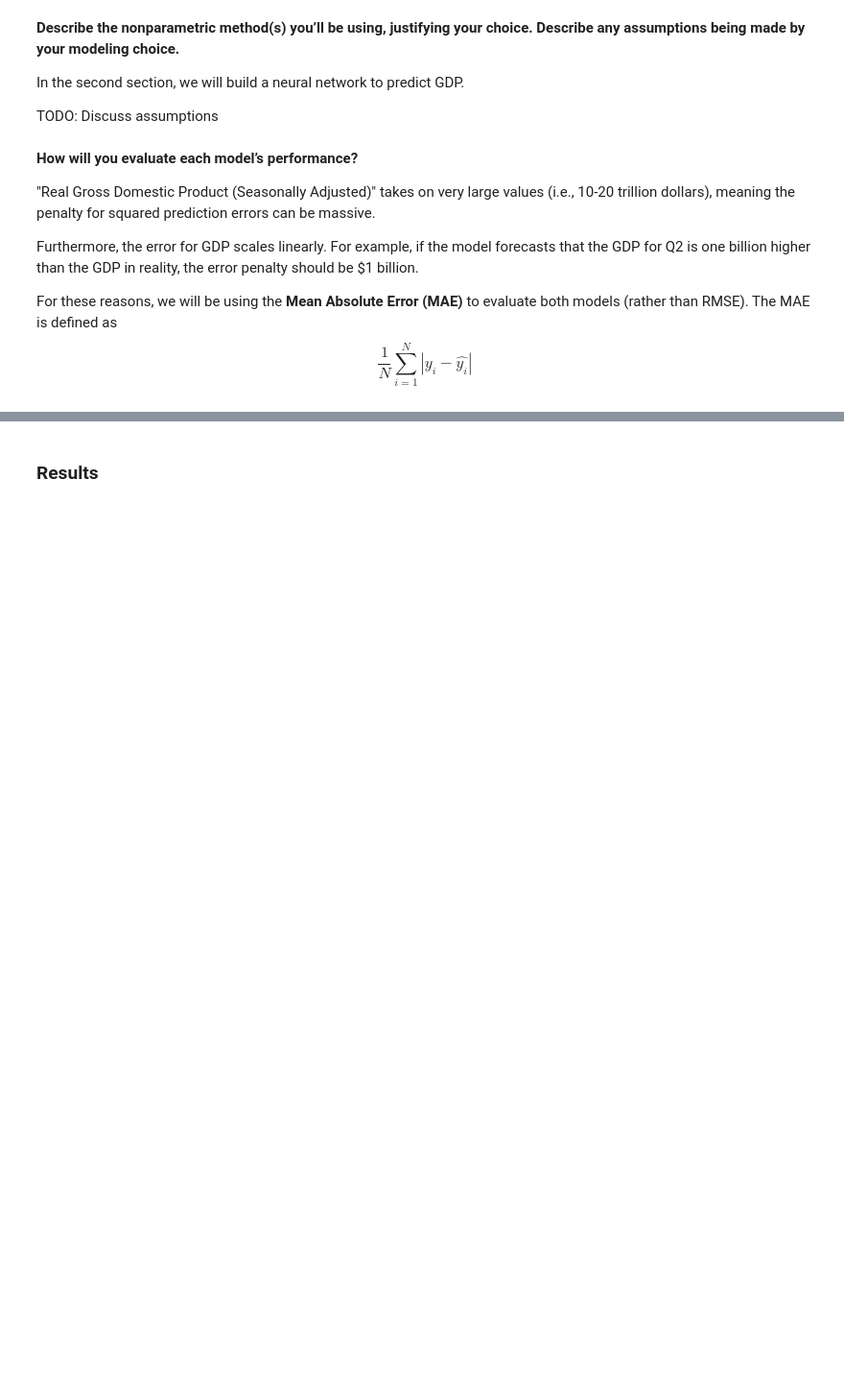
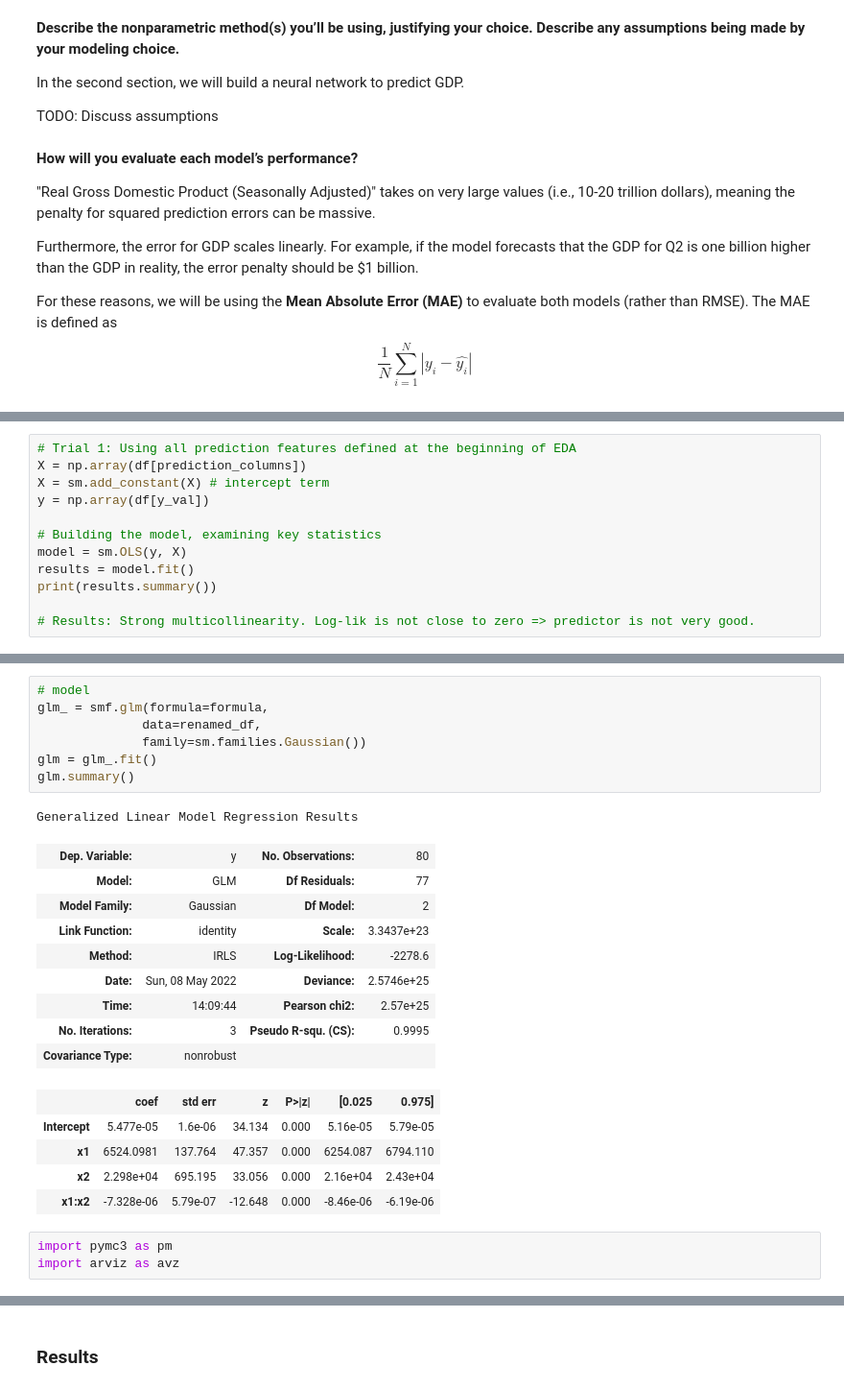
Before and after one commit to micahtyong/transportation-patterns, a Jupyter notebook: Checkpoint-2-Results.ipynb, the cells around one changed output, grey strips where cells are left out. Shown at 96% size. Cells and saved outputs as stored; diff of their text form; blank space fills up the shorter version.

```diff
--- a/Checkpoint-2-Results.ipynb
+++ b/Checkpoint-2-Results.ipynb
@@ -318,0 +315,12 @@ def Bayesian_GLM_posterior(sigma_0, data):
+# %%
+# Trial 1: Using all prediction features defined at the beginning of EDA
+X = np.array(df[prediction_columns])
+X = sm.add_constant(X) # intercept term
+y = np.array(df[y_val])
+
+# Building the model, examining key statistics
+model = sm.OLS(y, X)
+results = model.fit()
+print(results.summary())
+
+# Results: Strong multicollinearity. Log-lik is not close to zero => predictor is not very good.
@@ -318,0 +389,26 @@ def Bayesian_GLM_posterior(sigma_0, data):
+# %%
+# model
+glm_ = smf.glm(formula=formula,
+              data=renamed_df,
+              family=sm.families.Gaussian())
+glm = glm_.fit()
+glm.summary()
+# %% [output]
+Generalized Linear Model Regression Results
+| Dep. Variable: | y | No. Observations: | 80 |
+| Model: | GLM | Df Residuals: | 77 |
+| Model Family: | Gaussian | Df Model: | 2 |
+| Link Function: | identity | Scale: | 3.3437e+23 |
+| Method: | IRLS | Log-Likelihood: | -2278.6 |
+| Date: | Sun, 08 May 2022 | Deviance: | 2.5746e+25 |
+| Time: | 14:09:44 | Pearson chi2: | 2.57e+25 |
+| No. Iterations: | 3 | Pseudo R-squ. (CS): | 0.9995 |
+| Covariance Type: | nonrobust |  |  |
+|  | coef | std err | z | P>|z| | [0.025 | 0.975] |
+| Intercept | 5.477e-05 | 1.6e-06 | 34.134 | 0.000 | 5.16e-05 | 5.79e-05 |
+| x1 | 6524.0981 | 137.764 | 47.357 | 0.000 | 6254.087 | 6794.110 |
+| x2 | 2.298e+04 | 695.195 | 33.056 | 0.000 | 2.16e+04 | 2.43e+04 |
+| x1:x2 | -7.328e-06 | 5.79e-07 | -12.648 | 0.000 | -8.46e-06 | -6.19e-06 |
+# %%
+import pymc3 as pm
+import arviz as avz
```
Also changed, not shown: parts of 22 cells of this notebook.
